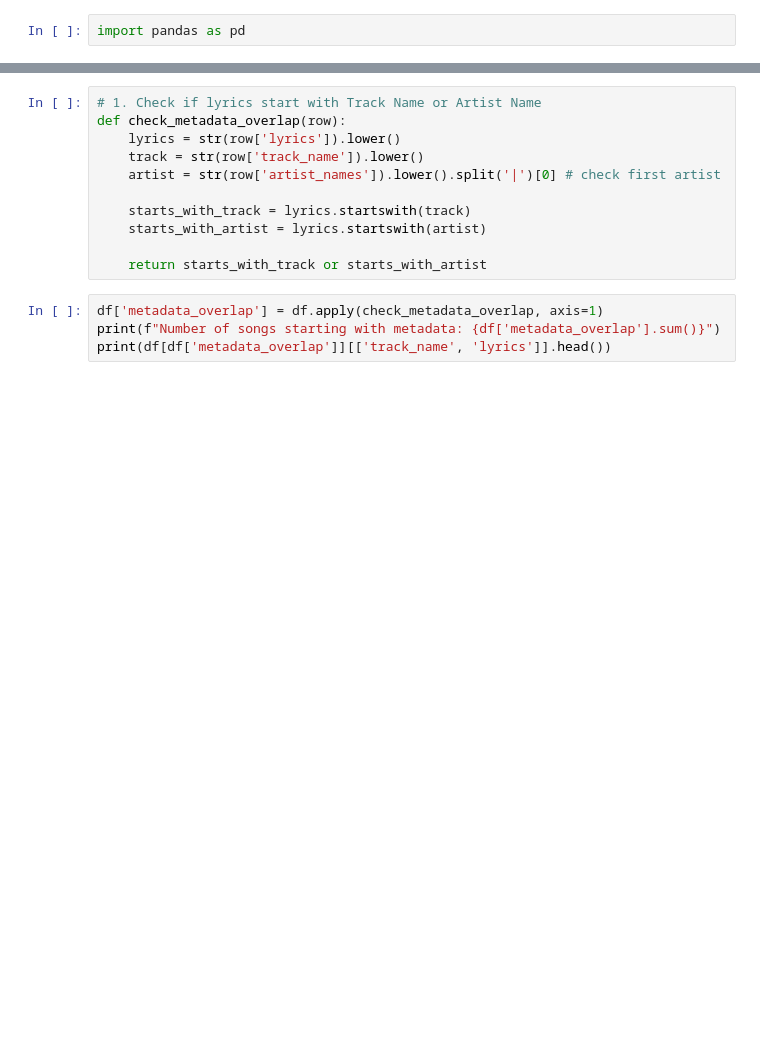
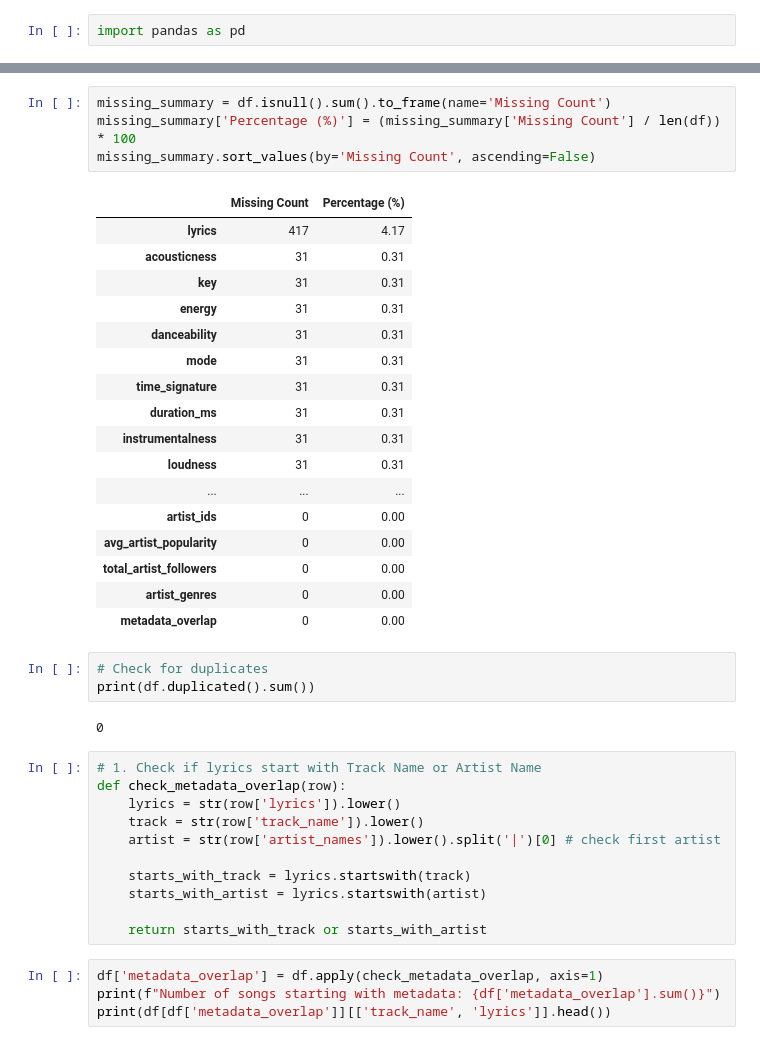
Before and after one commit to lemonmelonn/devanasokan_fyp, a Jupyter notebook: 00_data_exploration/eda.ipynb, the cells around one changed output, grey strips where cells are left out. Cells and saved outputs as stored; diff of their text form; blank space fills up the shorter version.

```diff
--- a/00_data_exploration/eda.ipynb
+++ b/00_data_exploration/eda.ipynb
@@ -5,3 +55,30 @@ df = pd.read_csv("C:/Users/User/Documents/devanasokan_fyp/storage/cleanedlyrics.
+# %%
+missing_summary = df.isnull().sum().to_frame(name='Missing Count')
+missing_summary['Percentage (%)'] = (missing_summary['Missing Count'] / len(df)) * 100
+missing_summary.sort_values(by='Missing Count', ascending=False)
+# %% [output]
+|  | Missing Count | Percentage (%) |
+| lyrics | 417 | 4.17 |
+| acousticness | 31 | 0.31 |
+| key | 31 | 0.31 |
+| energy | 31 | 0.31 |
+| danceability | 31 | 0.31 |
+| mode | 31 | 0.31 |
+| time_signature | 31 | 0.31 |
+| duration_ms | 31 | 0.31 |
+| instrumentalness | 31 | 0.31 |
+| loudness | 31 | 0.31 |
+| ... | ... | ... |
+| artist_ids | 0 | 0.00 |
+| avg_artist_popularity | 0 | 0.00 |
+| total_artist_followers | 0 | 0.00 |
+| artist_genres | 0 | 0.00 |
+| metadata_overlap | 0 | 0.00 |
+# %%
+# Check for duplicates
+print(df.duplicated().sum())
+# %% [output]
+0
 # %%
 # 1. Check if lyrics start with Track Name or Artist Name
 def check_metadata_overlap(row):
```
Also changed, not shown: parts of 9 cells of this notebook, 16 other files.
